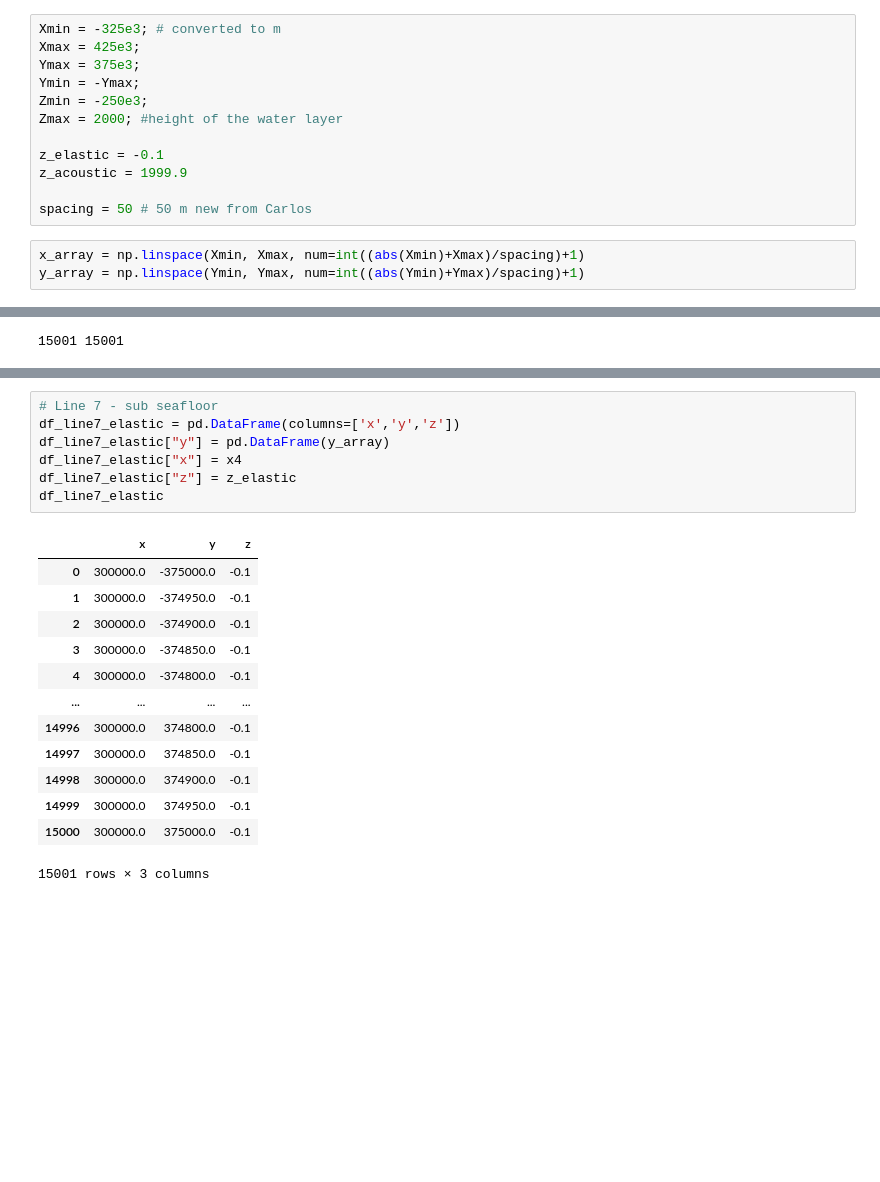
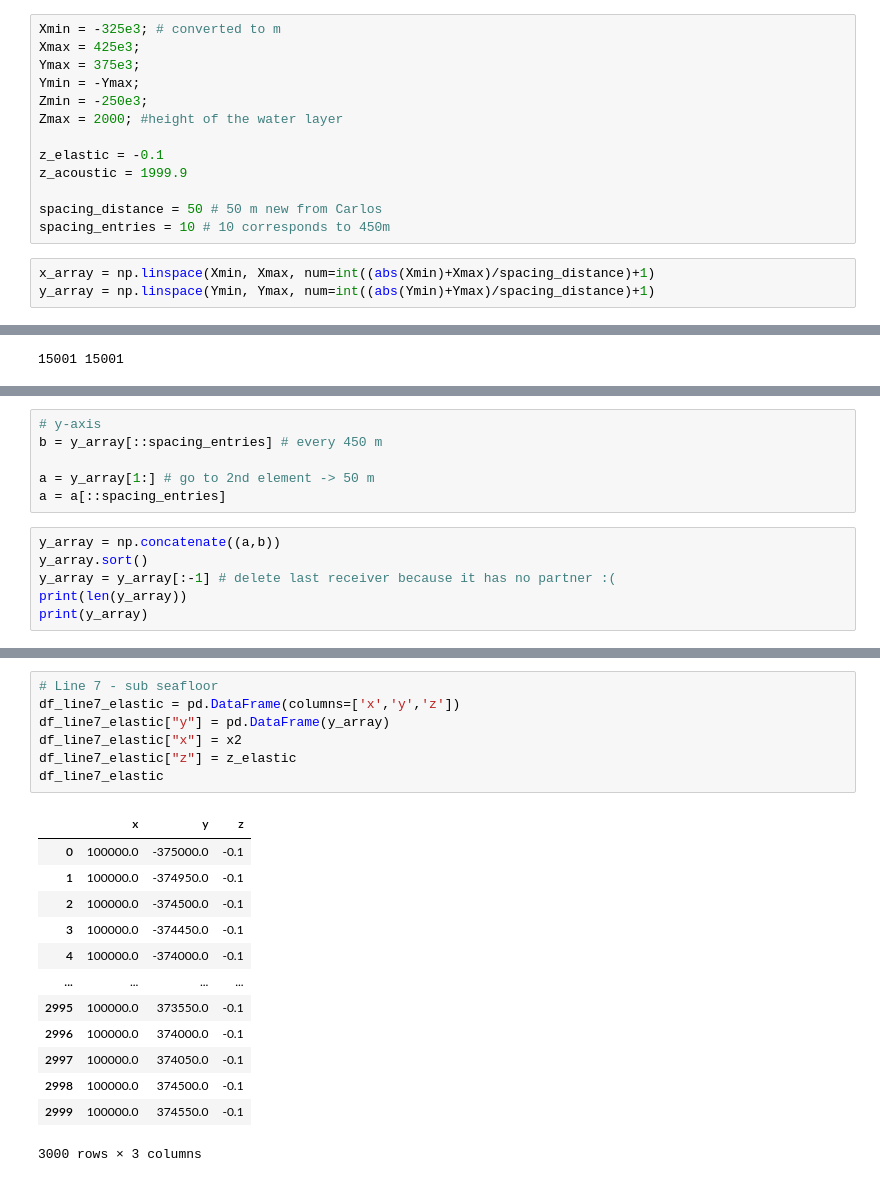
Before and after one commit to fabian-kutschera/Scripts4Processing, a Jupyter notebook: receivers/v2/receiver_megathrust_50m_1km.ipynb, the cells around one changed output, grey strips where cells are left out. Cells and saved outputs as stored; diff of their text form; blank space fills up the shorter version.

```diff
--- a/receivers/v2/receiver_megathrust.ipynb
+++ b/receivers/v2/receiver_megathrust_50m_1km.ipynb
@@ -12,10 +12,11 @@ Zmax = 2000; #height of the water layer
 z_elastic = -0.1
 z_acoustic = 1999.9
 
-spacing = 50 # 50 m new from Carlos
+spacing_distance = 50 # 50 m new from Carlos
+spacing_entries = 10 # 10 corresponds to 450m
 # %%
-x_array = np.linspace(Xmin, Xmax, num=int((abs(Xmin)+Xmax)/spacing)+1)
-y_array = np.linspace(Ymin, Ymax, num=int((abs(Ymin)+Ymax)/spacing)+1)
+x_array = np.linspace(Xmin, Xmax, num=int((abs(Xmin)+Xmax)/spacing_distance)+1)
+y_array = np.linspace(Ymin, Ymax, num=int((abs(Ymin)+Ymax)/spacing_distance)+1)
 # %%
 print(len(x_array), len(y_array))
 # %% [output]
@@ -32,0 +41,12 @@ y3 = 100e3
+# %%
+# y-axis
+b = y_array[::spacing_entries] # every 450 m
+
+a = y_array[1:] # go to 2nd element -> 50 m
+a = a[::spacing_entries]
+# %%
+y_array = np.concatenate((a,b))
+y_array.sort()
+y_array = y_array[:-1] # delete last receiver because it has no partner :(
+print(len(y_array))
+print(y_array)
@@ -259,22 +306,22 @@ df_line6_elastic
 # %%
 # Line 7 - sub seafloor
 df_line7_elastic = pd.DataFrame(columns=['x','y','z'])
 df_line7_elastic["y"] = pd.DataFrame(y_array)
-df_line7_elastic["x"] = x4
+df_line7_elastic["x"] = x2
 df_line7_elastic["z"] = z_elastic
 df_line7_elastic
 # %% [output]
 |  | x | y | z |
-| 0 | 300000.0 | -375000.0 | -0.1 |
-| 1 | 300000.0 | -374950.0 | -0.1 |
-| 2 | 300000.0 | -374900.0 | -0.1 |
-| 3 | 300000.0 | -374850.0 | -0.1 |
-| 4 | 300000.0 | -374800.0 | -0.1 |
+| 0 | 100000.0 | -375000.0 | -0.1 |
+| 1 | 100000.0 | -374950.0 | -0.1 |
+| 2 | 100000.0 | -374500.0 | -0.1 |
+| 3 | 100000.0 | -374450.0 | -0.1 |
+| 4 | 100000.0 | -374000.0 | -0.1 |
 | ... | ... | ... | ... |
-| 14996 | 300000.0 | 374800.0 | -0.1 |
-| 14997 | 300000.0 | 374850.0 | -0.1 |
-| 14998 | 300000.0 | 374900.0 | -0.1 |
-| 14999 | 300000.0 | 374950.0 | -0.1 |
-| 15000 | 300000.0 | 375000.0 | -0.1 |
+| 2995 | 100000.0 | 373550.0 | -0.1 |
+| 2996 | 100000.0 | 374000.0 | -0.1 |
+| 2997 | 100000.0 | 374050.0 | -0.1 |
+| 2998 | 100000.0 | 374500.0 | -0.1 |
+| 2999 | 100000.0 | 374550.0 | -0.1 |
-15001 rows × 3 columns
+3000 rows × 3 columns
 # %% [markdown]
```
Also changed, not shown: parts of 37 cells of this notebook, 9 other files.
